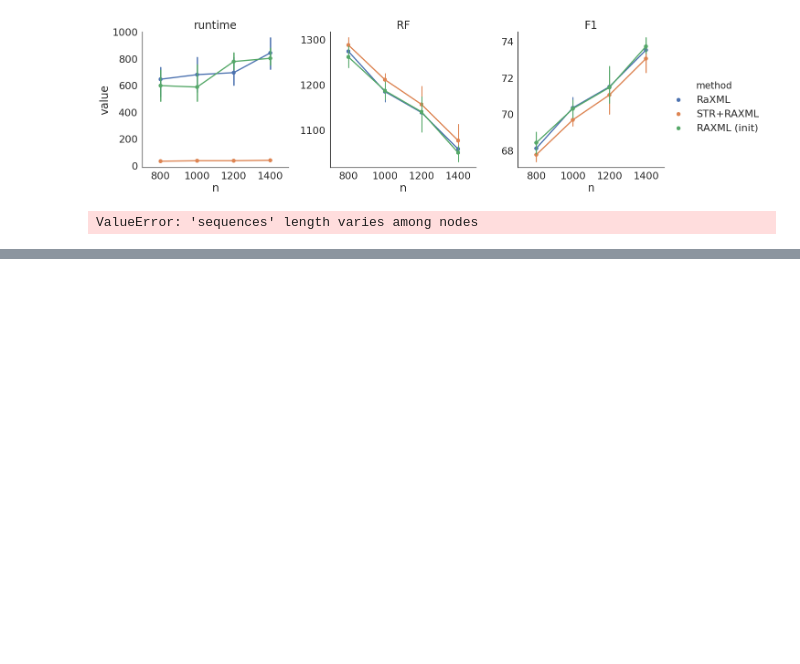
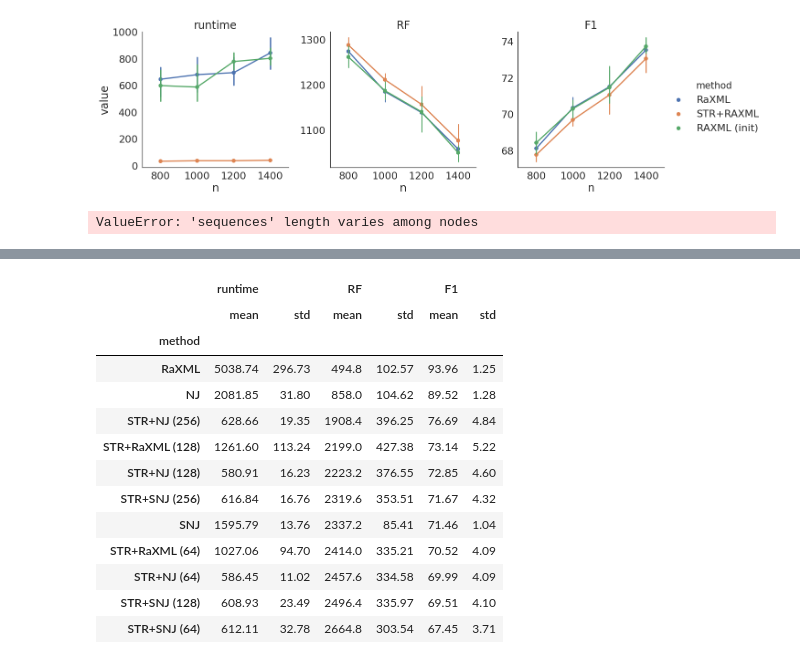
Before and after one commit to NoahAmsel/spectral-tree-inference, a Jupyter notebook: experiments/summarize_experiments.ipynb, the cells around one changed output, grey strips where cells are left out. Cells and saved outputs as stored; diff of their text form; code cells hidden in the pictures; blank space fills up the shorter version.

```diff
--- a/experiments/summarize_experiments.ipynb
+++ b/experiments/summarize_experiments.ipynb
@@ -373,0 +469,18 @@ ValueError: 'sequences' length varies among nodes
+# %%
+metrics, summarized = summarize_perf(res_csv)
+summarized
+# %% [output]
+|  | runtime |  | RF |  | F1 |  |
+|  | mean | std | mean | std | mean | std |
+| method |  |  |  |  |  |  |
+| RaXML | 5038.74 | 296.73 | 494.8 | 102.57 | 93.96 | 1.25 |
+| NJ | 2081.85 | 31.80 | 858.0 | 104.62 | 89.52 | 1.28 |
+| STR+NJ (256) | 628.66 | 19.35 | 1908.4 | 396.25 | 76.69 | 4.84 |
+| STR+RaXML (128) | 1261.60 | 113.24 | 2199.0 | 427.38 | 73.14 | 5.22 |
+| STR+NJ (128) | 580.91 | 16.23 | 2223.2 | 376.55 | 72.85 | 4.60 |
+| STR+SNJ (256) | 616.84 | 16.76 | 2319.6 | 353.51 | 71.67 | 4.32 |
+| SNJ | 1595.79 | 13.76 | 2337.2 | 85.41 | 71.46 | 1.04 |
+| STR+RaXML (64) | 1027.06 | 94.70 | 2414.0 | 335.21 | 70.52 | 4.09 |
+| STR+NJ (64) | 586.45 | 11.02 | 2457.6 | 334.58 | 69.99 | 4.09 |
+| STR+SNJ (128) | 608.93 | 23.49 | 2496.4 | 335.97 | 69.51 | 4.10 |
+| STR+SNJ (64) | 612.11 | 32.78 | 2664.8 | 303.54 | 67.45 | 3.71 |
```
Also changed, not shown: parts of 10 cells of this notebook, 5 other files.
